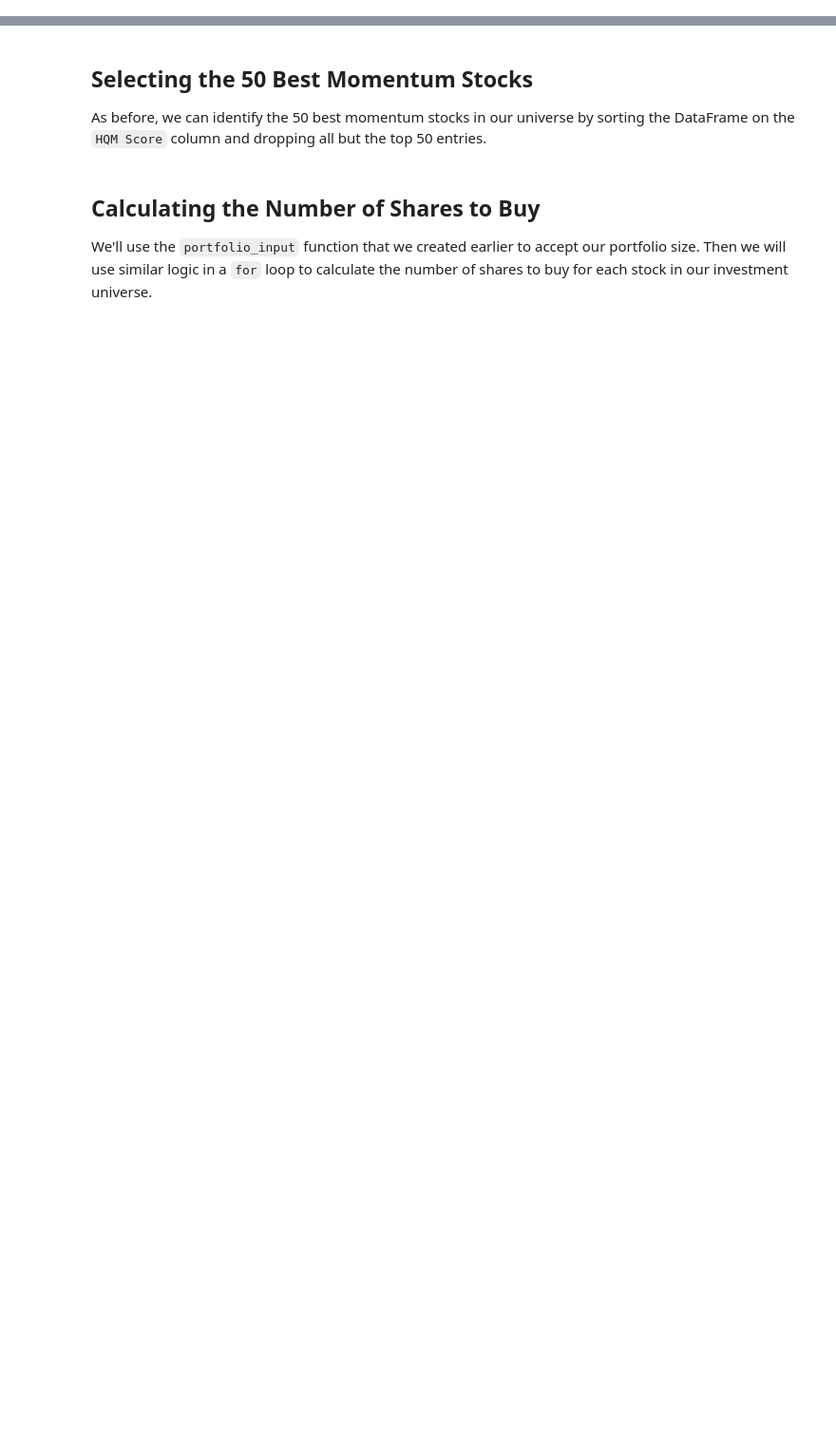
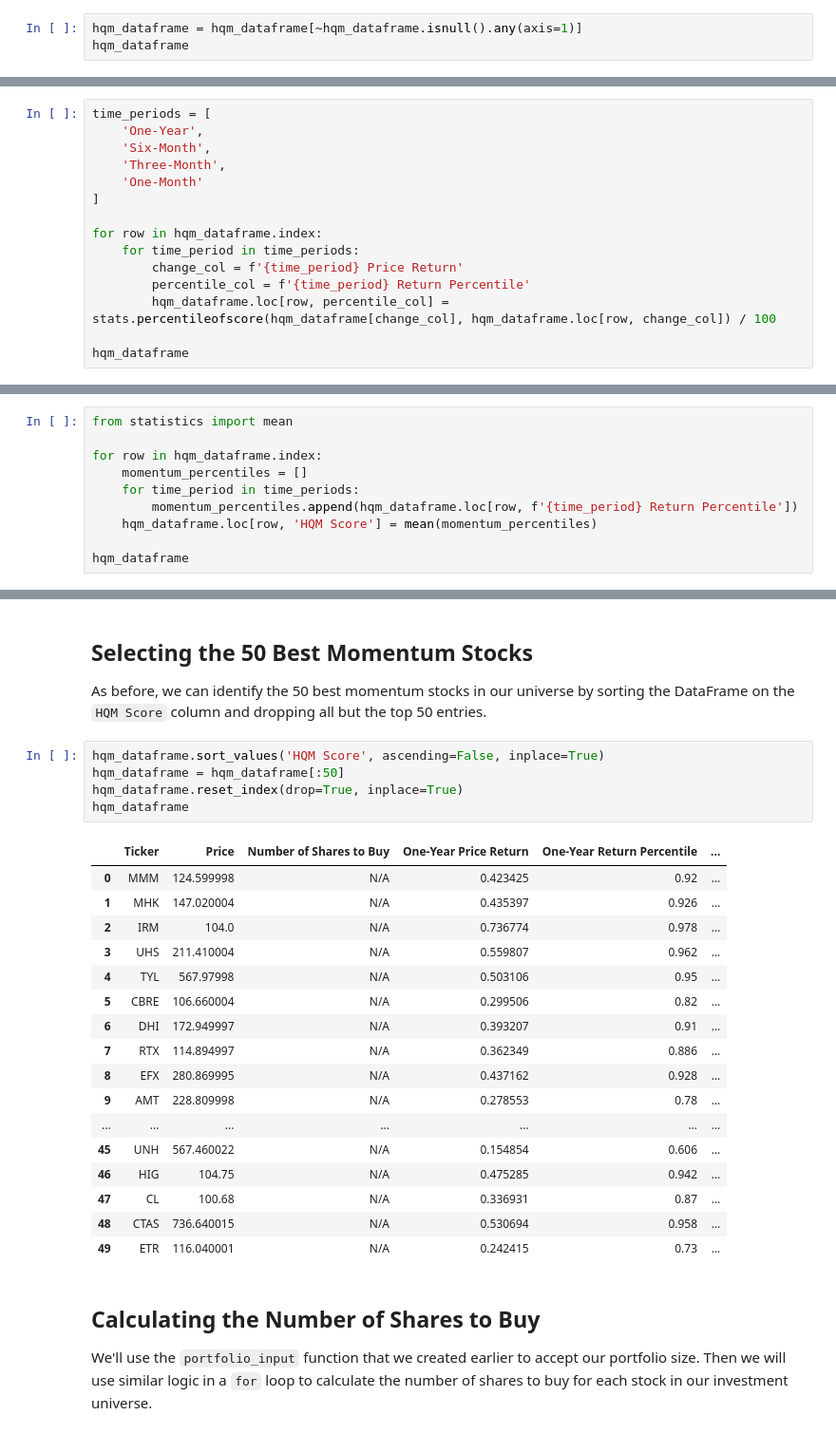
Before and after one commit to jacksullivan27/quantitative-learning, a Jupyter notebook: 002_quantitative_momentum_strategy.ipynb, the cells around one changed output, grey strips where cells are left out. Shown: that part at 95% size. Saved outputs shown, nothing was run; the diff lists cells and outputs as text; blank space fills up the shorter version.

Commit message:
Momentum strat update

```diff
--- a/002_quantitative_momentum_strategy.ipynb
+++ b/002_quantitative_momentum_strategy.ipynb
@@ -114,0 +358,3 @@ Let's start by building our DataFrame. You'll notice that I use the abbreviation
+# %%
+hqm_dataframe = hqm_dataframe[~hqm_dataframe.isnull().any(axis=1)]
+hqm_dataframe
@@ -123,3 +383,18 @@ We now need to calculate momentum percentile scores for every stock in the unive
 * `One-Month Price Return`
 
 Here's how we'll do this:
+# %%
+time_periods = [
+    'One-Year',
+    'Six-Month',
+    'Three-Month',
+    'One-Month'
+]
+
+for row in hqm_dataframe.index:
+    for time_period in time_periods:
+        change_col = f'{time_period} Price Return'
+        percentile_col = f'{time_period} Return Percentile'
+        hqm_dataframe.loc[row, percentile_col] = stats.percentileofscore(hqm_dataframe[change_col], hqm_dataframe.loc[row, change_col]) / 100
+
+hqm_dataframe
@@ -131,3 +420,13 @@ We'll now calculate our `HQM Score`, which is the high-quality momentum score th
 The `HQM Score` will be the arithmetic mean of the 4 momentum percentile scores that we calculated in the last section.
 
 To calculate arithmetic mean, we will use the `mean` function from Python's built-in `statistics` module.
+# %%
+from statistics import mean
+
+for row in hqm_dataframe.index:
+    momentum_percentiles = []
+    for time_period in time_periods:
+        momentum_percentiles.append(hqm_dataframe.loc[row, f'{time_period} Return Percentile'])
+    hqm_dataframe.loc[row, 'HQM Score'] = mean(momentum_percentiles)
+
+hqm_dataframe
@@ -135,6 +448,29 @@ To calculate arithmetic mean, we will use the `mean` function from Python's buil
 ## Selecting the 50 Best Momentum Stocks
 
 As before, we can identify the 50 best momentum stocks in our universe by sorting the DataFrame on the `HQM Score` column and dropping all but the top 50 entries.
+# %%
+hqm_dataframe.sort_values('HQM Score', ascending=False, inplace=True)
+hqm_dataframe = hqm_dataframe[:50]
+hqm_dataframe.reset_index(drop=True, inplace=True)
+hqm_dataframe
+# %% [output]
+|  | Ticker | Price | Number of Shares to Buy | One-Year Price Return | One-Year Return Percentile | ... |
+| 0 | MMM | 124.599998 | N/A | 0.423425 | 0.92 | ... |
+| 1 | MHK | 147.020004 | N/A | 0.435397 | 0.926 | ... |
+| 2 | IRM | 104.0 | N/A | 0.736774 | 0.978 | ... |
+| 3 | UHS | 211.410004 | N/A | 0.559807 | 0.962 | ... |
+| 4 | TYL | 567.97998 | N/A | 0.503106 | 0.95 | ... |
+| 5 | CBRE | 106.660004 | N/A | 0.299506 | 0.82 | ... |
+| 6 | DHI | 172.949997 | N/A | 0.393207 | 0.91 | ... |
+| 7 | RTX | 114.894997 | N/A | 0.362349 | 0.886 | ... |
+| 8 | EFX | 280.869995 | N/A | 0.437162 | 0.928 | ... |
+| 9 | AMT | 228.809998 | N/A | 0.278553 | 0.78 | ... |
+| ... | ... | ... | ... | ... | ... | ... |
+| 45 | UNH | 567.460022 | N/A | 0.154854 | 0.606 | ... |
+| 46 | HIG | 104.75 | N/A | 0.475285 | 0.942 | ... |
+| 47 | CL | 100.68 | N/A | 0.336931 | 0.87 | ... |
+| 48 | CTAS | 736.640015 | N/A | 0.530694 | 0.958 | ... |
+| 49 | ETR | 116.040001 | N/A | 0.242415 | 0.73 | ... |
 # %% [markdown]
 ## Calculating the Number of Shares to Buy
 
```
Also changed, not shown: parts of 19 cells of this notebook, 1 other file.
